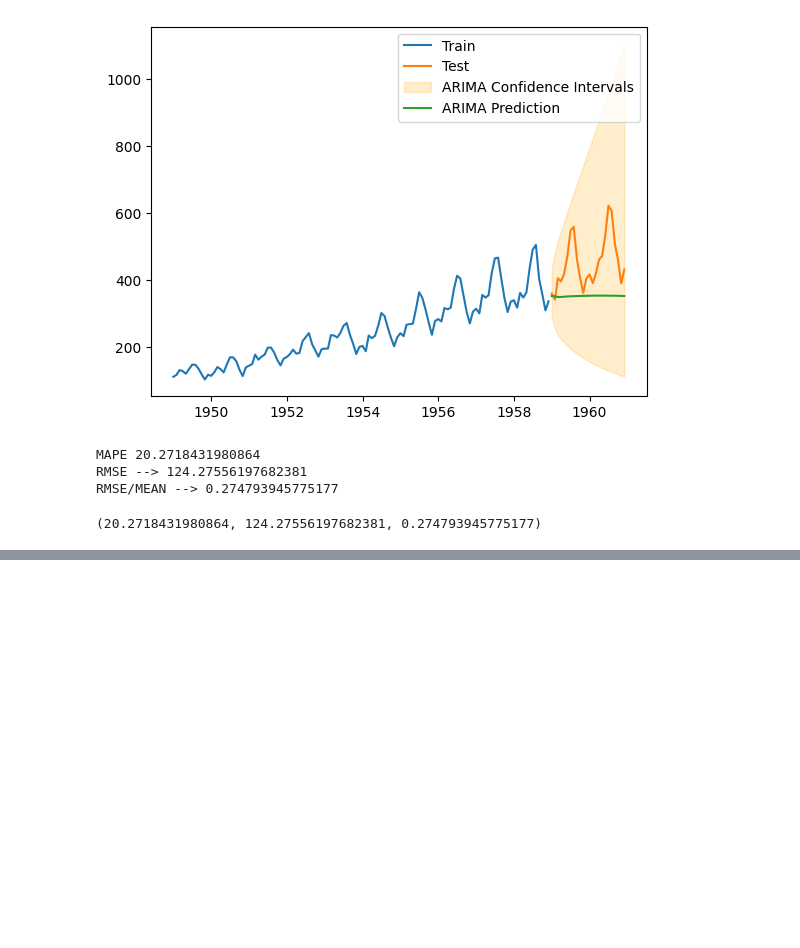
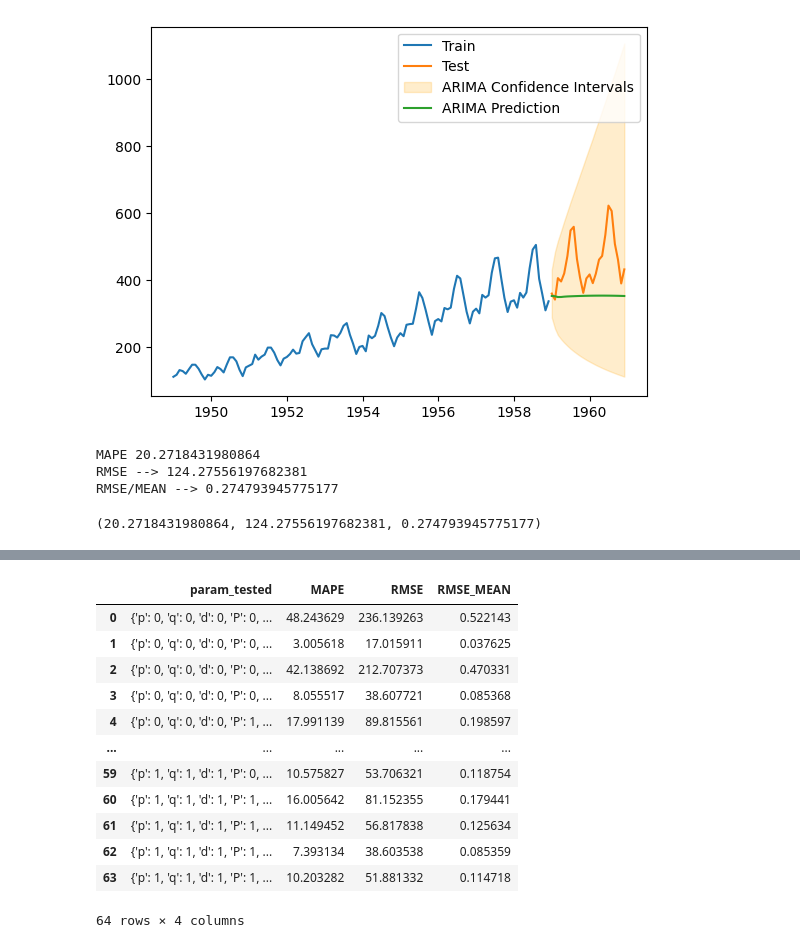
Before and after one commit to ManuLabricole/CDN-MachineLearning, a Jupyter notebook: ML6/BARRIOL_EMMANUEL_NB_2_LIBRARY_PERSO.ipynb, the cells around one changed output, grey strips where cells are left out. Cells and saved outputs as stored; diff of their text form; code cells hidden in the pictures; blank space fills up the shorter version.

Commit message:
add grid search

```diff
--- a/ML6/BARRIOL_EMMANUEL_NB_2_LIBRARY_PERSO.ipynb
+++ b/ML6/BARRIOL_EMMANUEL_NB_2_LIBRARY_PERSO.ipynb
@@ -235,0 +234,17 @@ RMSE/MEAN --> 0.5221432015199828
+# %%
+result = predictor.grid_search_results
+result
+# %% [output]
+|  | param_tested | MAPE | RMSE | RMSE_MEAN |
+| 0 | {'p': 0, 'q': 0, 'd': 0, 'P': 0, ... | 48.243629 | 236.139263 | 0.522143 |
+| 1 | {'p': 0, 'q': 0, 'd': 0, 'P': 0, ... | 3.005618 | 17.015911 | 0.037625 |
+| 2 | {'p': 0, 'q': 0, 'd': 0, 'P': 0, ... | 42.138692 | 212.707373 | 0.470331 |
+| 3 | {'p': 0, 'q': 0, 'd': 0, 'P': 0, ... | 8.055517 | 38.607721 | 0.085368 |
+| 4 | {'p': 0, 'q': 0, 'd': 0, 'P': 1, ... | 17.991139 | 89.815561 | 0.198597 |
+| ... | ... | ... | ... | ... |
+| 59 | {'p': 1, 'q': 1, 'd': 1, 'P': 0, ... | 10.575827 | 53.706321 | 0.118754 |
+| 60 | {'p': 1, 'q': 1, 'd': 1, 'P': 1, ... | 16.005642 | 81.152355 | 0.179441 |
+| 61 | {'p': 1, 'q': 1, 'd': 1, 'P': 1, ... | 11.149452 | 56.817838 | 0.125634 |
+| 62 | {'p': 1, 'q': 1, 'd': 1, 'P': 1, ... | 7.393134 | 38.603538 | 0.085359 |
+| 63 | {'p': 1, 'q': 1, 'd': 1, 'P': 1, ... | 10.203282 | 51.881332 | 0.114718 |
+64 rows × 4 columns
```
Also changed, not shown: parts of 1 cell of this notebook.
